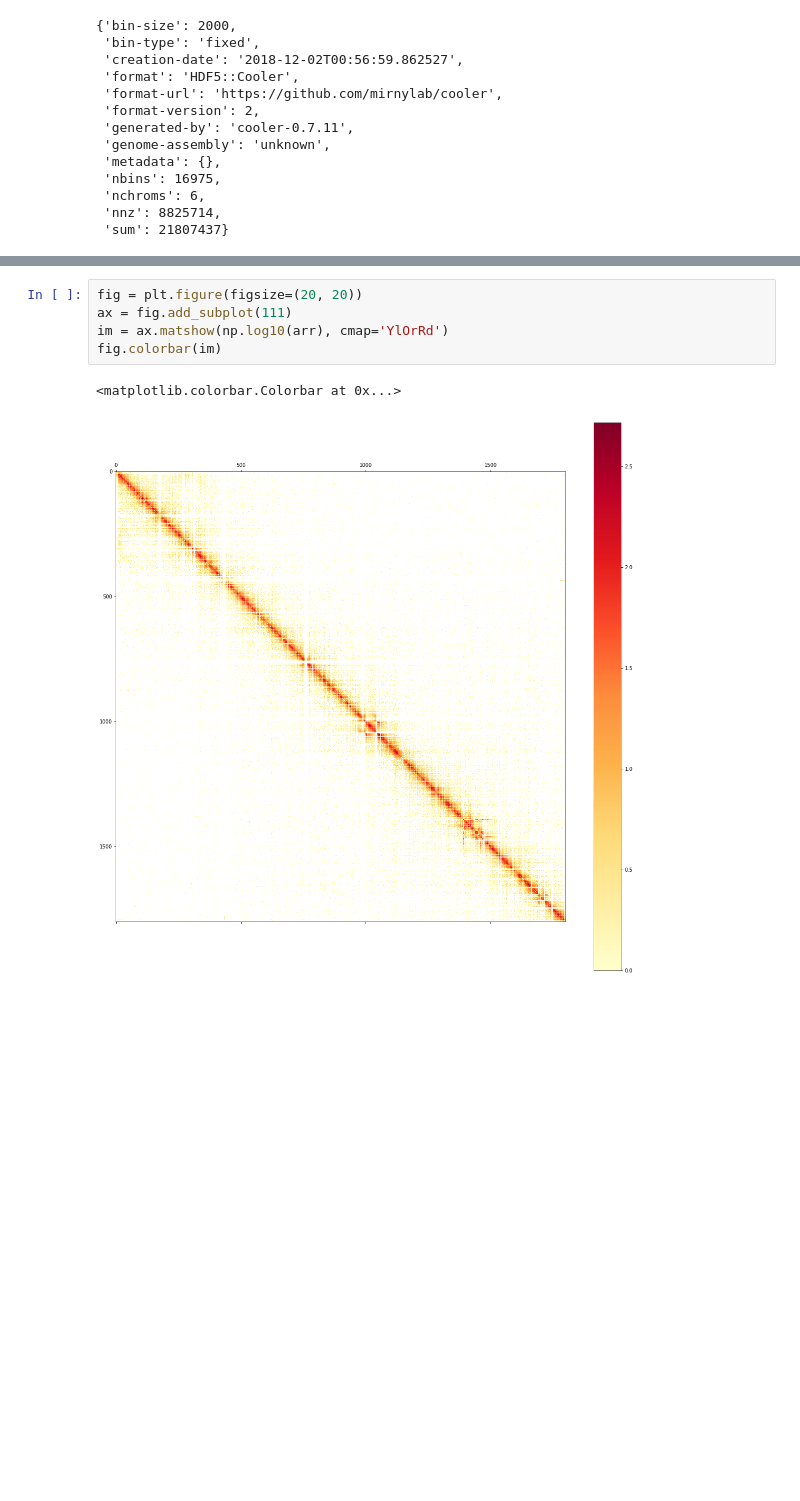
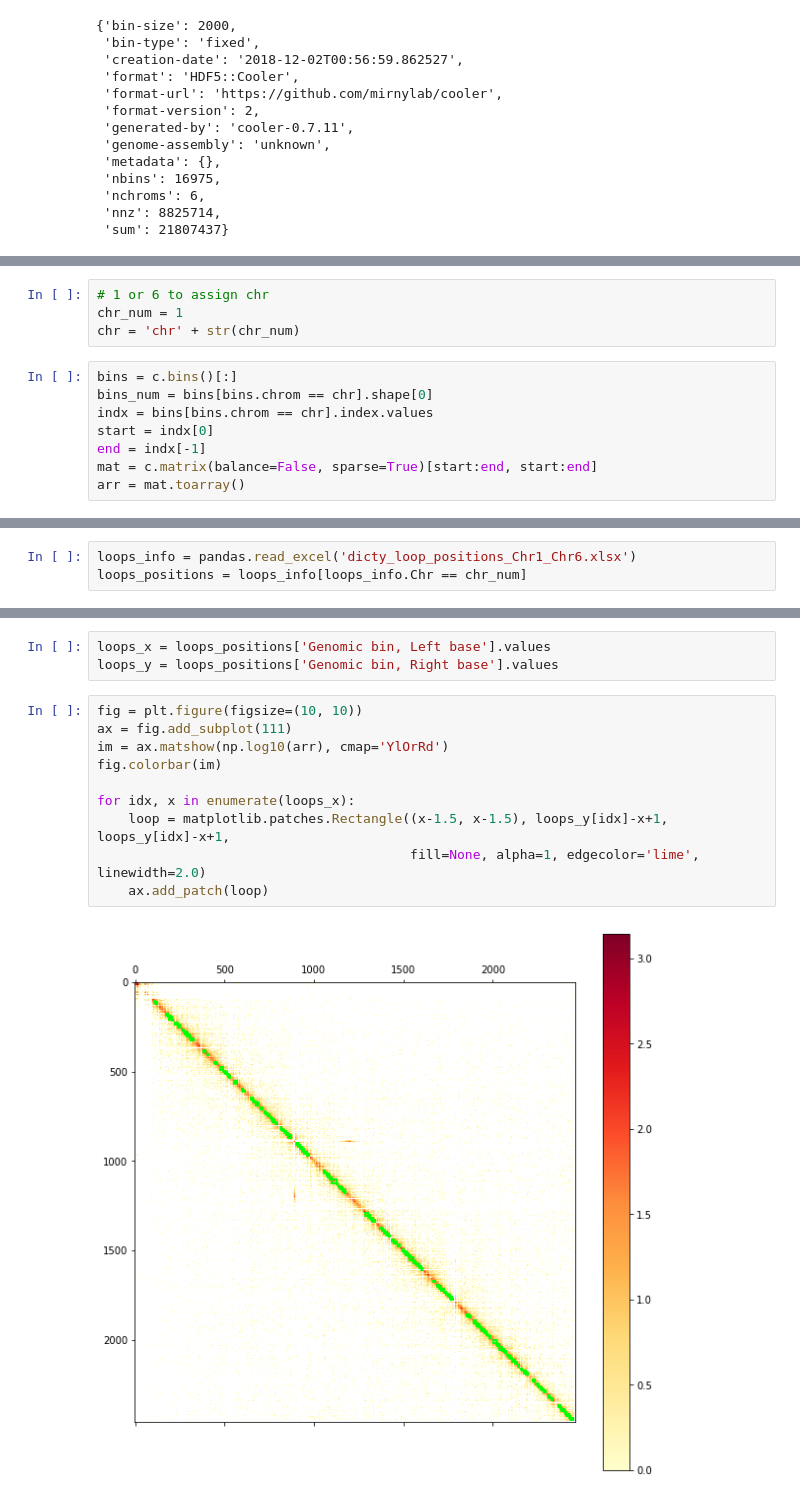
Before and after one commit to GoodBoy962/Dictyostelium-loops, a Jupyter notebook: parsing_coolers.ipynb, the cells around one changed output, grey strips where cells are left out. Cells and saved outputs as stored; diff of their text form; blank space fills up the shorter version.

```diff
--- a/parsing_coolers.ipynb
+++ b/parsing_coolers.ipynb
@@ -121 +69,13 @@ array([[  0,   0,   0, ...,   0,   0,   0],
+# %%
+# 1 or 6 to assign chr
+chr_num = 1
+chr = 'chr' + str(chr_num)
+# %%
+bins = c.bins()[:]
+bins_num = bins[bins.chrom == chr].shape[0]
+indx = bins[bins.chrom == chr].index.values
+start = indx[0]
+end = indx[-1]
+mat = c.matrix(balance=False, sparse=True)[start:end, start:end]
+arr = mat.toarray()
 # %%
@@ -153,0 +91,3 @@ array([[ 1,  3,  8, ...,  0,  0,  0],
+# %%
+loops_info = pandas.read_excel('dicty_loop_positions_Chr1_Chr6.xlsx')
+loops_positions = loops_info[loops_info.Chr == chr_num]
@@ -154,8 +96,15 @@ array([[ 1,  3,  8, ...,  0,  0,  0],
+# %%
+loops_x = loops_positions['Genomic bin, Left base'].values
+loops_y = loops_positions['Genomic bin, Right base'].values
 # %%
-fig = plt.figure(figsize=(20, 20))
+fig = plt.figure(figsize=(10, 10))
 ax = fig.add_subplot(111)
 im = ax.matshow(np.log10(arr), cmap='YlOrRd')
 fig.colorbar(im)
+
+for idx, x in enumerate(loops_x):
+    loop = matplotlib.patches.Rectangle((x-1.5, x-1.5), loops_y[idx]-x+1, loops_y[idx]-x+1,
+                                        fill=None, alpha=1, edgecolor='lime', linewidth=2.0)
+    ax.add_patch(loop)
 # %% [output]
-<matplotlib.colorbar.Colorbar at 0x...>
-[figure, old version]
+[figure, new version]
```
Also changed, not shown: parts of 27 cells of this notebook.
